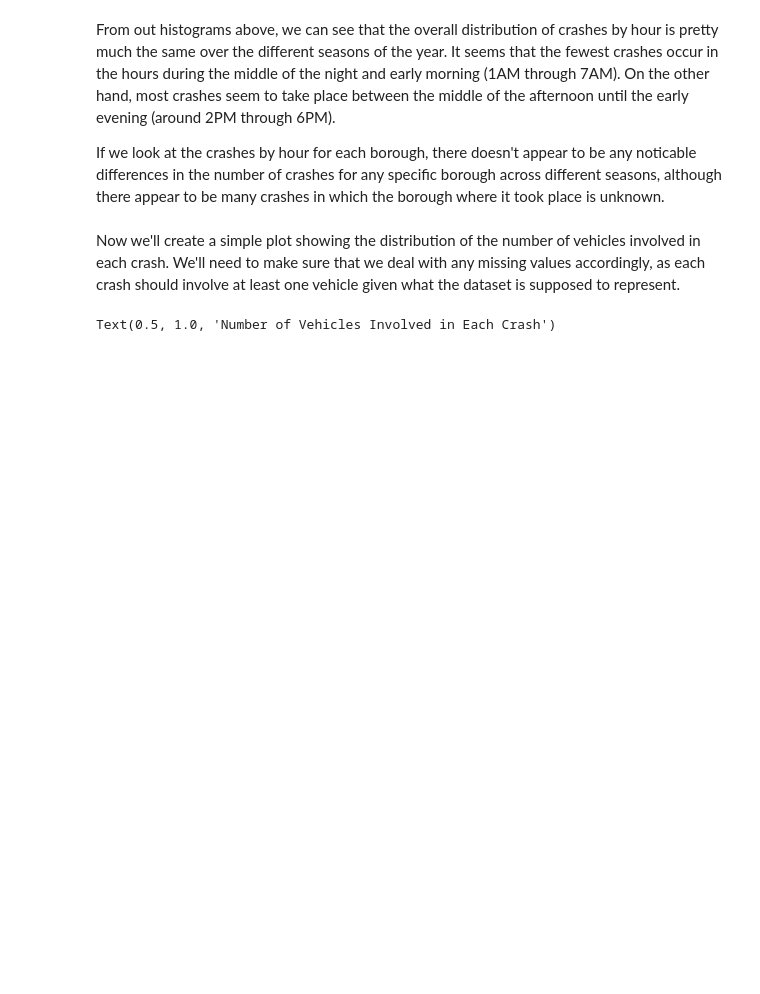
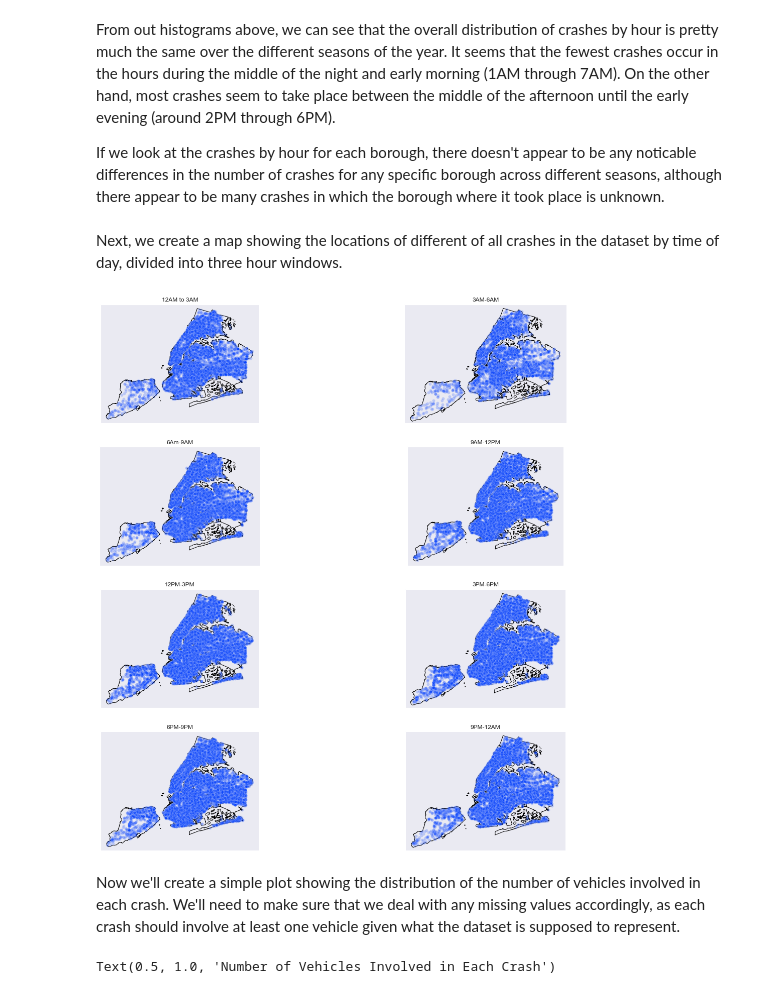
Before and after one commit to statds/nyc-open-data-presentation-nyc-crash-visualization-analysis, a Jupyter notebook: NYC_2021_Crash_Visualizations.ipynb, the cells around one changed output. Drawn from its saved outputs; the diff is of its cells as text; code cells hidden in the pictures; blank space fills up the shorter version.

Commit message:
added maps by time window

```diff
--- a/NYC_2021_Crash_Visualizations.ipynb
+++ b/NYC_2021_Crash_Visualizations.ipynb
@@ -147,6 +147,31 @@ early evening (around 2PM through 6PM).
 If we look at the crashes by hour for each borough, there doesn't appear to be any noticable differences in the number of
 crashes for any specific borough across different seasons, although there appear to be many crashes in which the borough
 where it took place is unknown.
+# %% [markdown]
+Next, we create a map showing the locations of different of all crashes in the dataset by time of day, divided into three hour windows.
+# %%
+%%capture --no-display
+nyc_crash_2021.hour3 = np.trunc(nyc_crash_2021.Hour/3)
+nyc_crash_2021[nyc_crash_2021.LONGITUDE == 0] = np.nan
+
+map_titles=["12AM to 3AM", "3AM-6AM", "6Am-9AM", "9AM-12PM",
+            "12PM-3PM", "3PM-6PM", "6PM-9PM", "9PM-12AM"]
+
+fig, axs = plt.subplots(ncols=2, nrows=4,
+                        figsize=(20, 20),
+                       subplot_kw={'projection': ccrs.PlateCarree()})
+
+for row in range(4):
+    for col in range(2):
+        i = 2 * row + col
+        df = nyc_crash_2021[nyc_crash_2021.hour3 == i]
+        axs[row,col].add_feature(GEOM, facecolor='none',
+                     edgecolor='black')
+        sns.scatterplot(x="LONGITUDE", y="LATITUDE",
+                data=df, ax=axs[row,col], alpha=.2)
+        axs[row,col].set_title(map_titles[i])
+# %% [output]
+[figure, added]
 # %% [markdown]
 Now we'll create a simple plot showing the distribution of the number of vehicles involved in each crash. We'll need to make
 sure that we deal with any missing values accordingly, as each crash should involve at least one vehicle given what the
```
Also changed, not shown: parts of 4 cells of this notebook.
